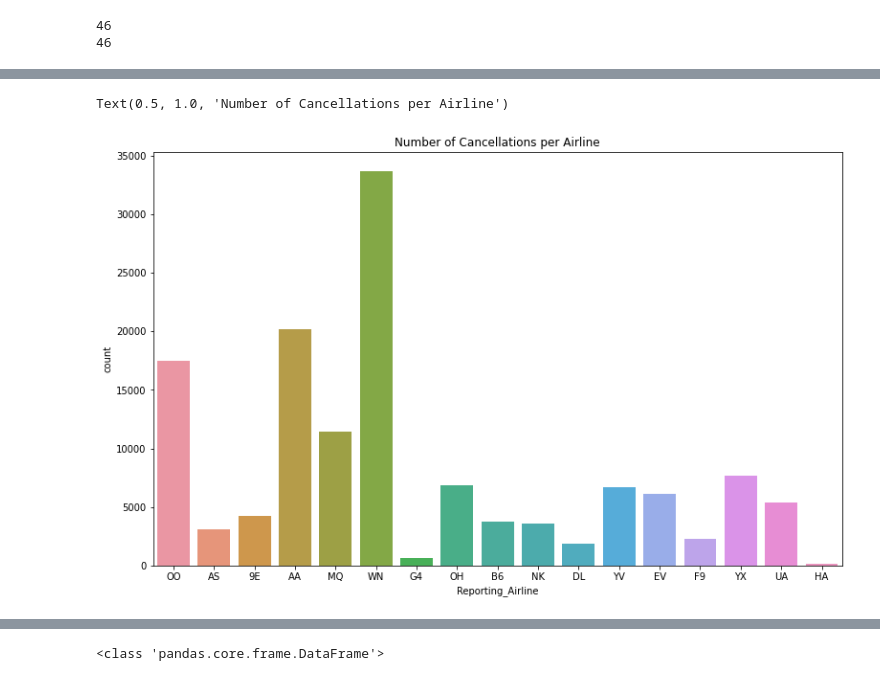
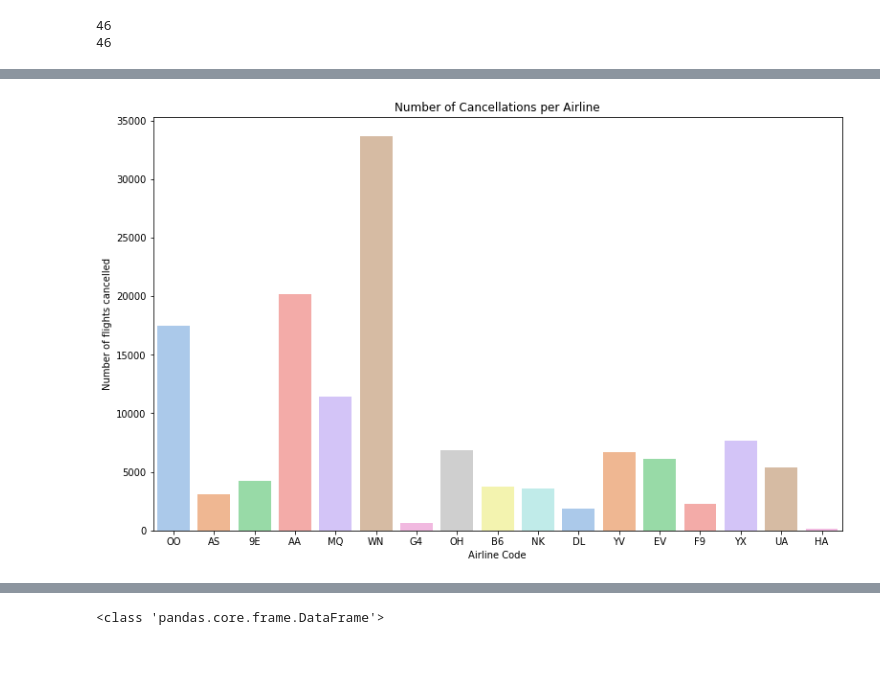
Before and after one commit to vijaynadimpalli/USAirplaneDataAnalysis, a Jupyter notebook: AirplaneDelayAnalysis.ipynb, the cells around one changed output, grey strips where cells are left out. Saved outputs shown, nothing was run; the diff lists cells and outputs as text; code cells hidden in the pictures.

```diff
--- a/AirplaneDelayAnalysis.ipynb
+++ b/AirplaneDelayAnalysis.ipynb
@@ -501,10 +484,11 @@ sns.barplot(x=dat1.index,y=dat1['Count'],hue=dat1['Month'],palette='Set3',ax=axs
 # %%
 #Airline Cancellations record
 fig=plt.figure(figsize=(10,6))
 ax = fig.add_axes([0,0,1,1])
-sns.countplot(ax=ax,x='Reporting_Airline',data=df.loc[df['Cancelled']==1,:])
+sns.countplot(ax=ax,x='Reporting_Airline',data=df.loc[df['Cancelled']==1,:],palette='pastel')
 ax.set_title('Number of Cancellations per Airline')
+ax.set_xlabel('Airline Code')
+ax.set_ylabel('Number of flights cancelled');
 # %% [output]
-Text(0.5, 1.0, 'Number of Cancellations per Airline')
-[figure, old version]
+[figure, new version]
 # %%
```
Also changed, not shown: parts of 70 cells of this notebook.
